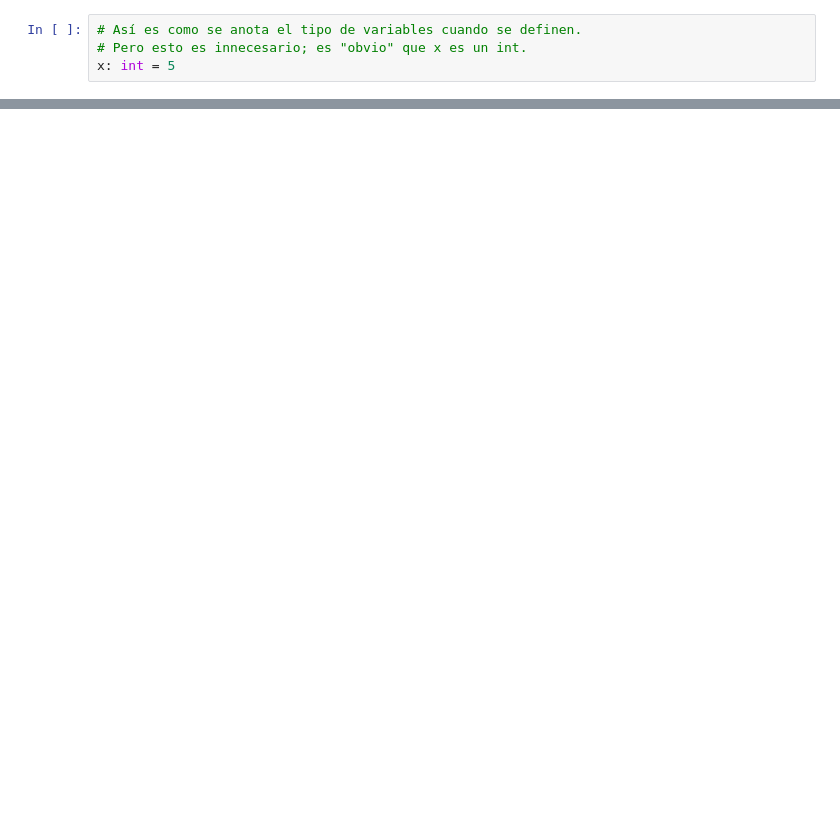
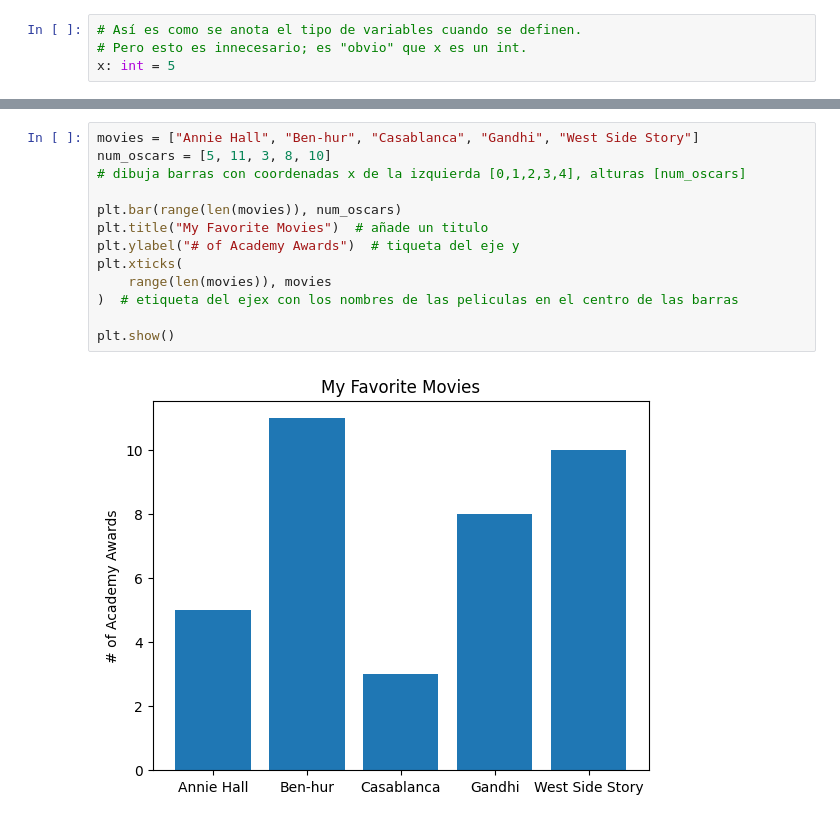
Before and after one commit to loandev-py/ciencia_de_datos_desde_cero, a Jupyter notebook: ciencia_de_datos_desde_cero.ipynb, the cells around one changed output, grey strips where cells are left out. Cells and saved outputs as stored; diff of their text form; blank space fills up the shorter version.

```diff
--- a/ciencia_de_datos_desde_cero.ipynb
+++ b/ciencia_de_datos_desde_cero.ipynb
@@ -1425,3 +1456,18 @@ plt.ylabel("Billions of $")
 plt.show()
 # %% [output]
 [figure]
+# %%
+movies = ["Annie Hall", "Ben-hur", "Casablanca", "Gandhi", "West Side Story"]
+num_oscars = [5, 11, 3, 8, 10]
+# dibuja barras con coordenadas x de la izquierda [0,1,2,3,4], alturas [num_oscars]
+
+plt.bar(range(len(movies)), num_oscars)
+plt.title("My Favorite Movies")  # añade un titulo
+plt.ylabel("# of Academy Awards")  # tiqueta del eje y
+plt.xticks(
+    range(len(movies)), movies
+)  # etiqueta del ejex con los nombres de las peliculas en el centro de las barras
+
+plt.show()
+# %% [output]
+[figure, added]
```
Also changed, not shown: parts of 39 cells of this notebook.
